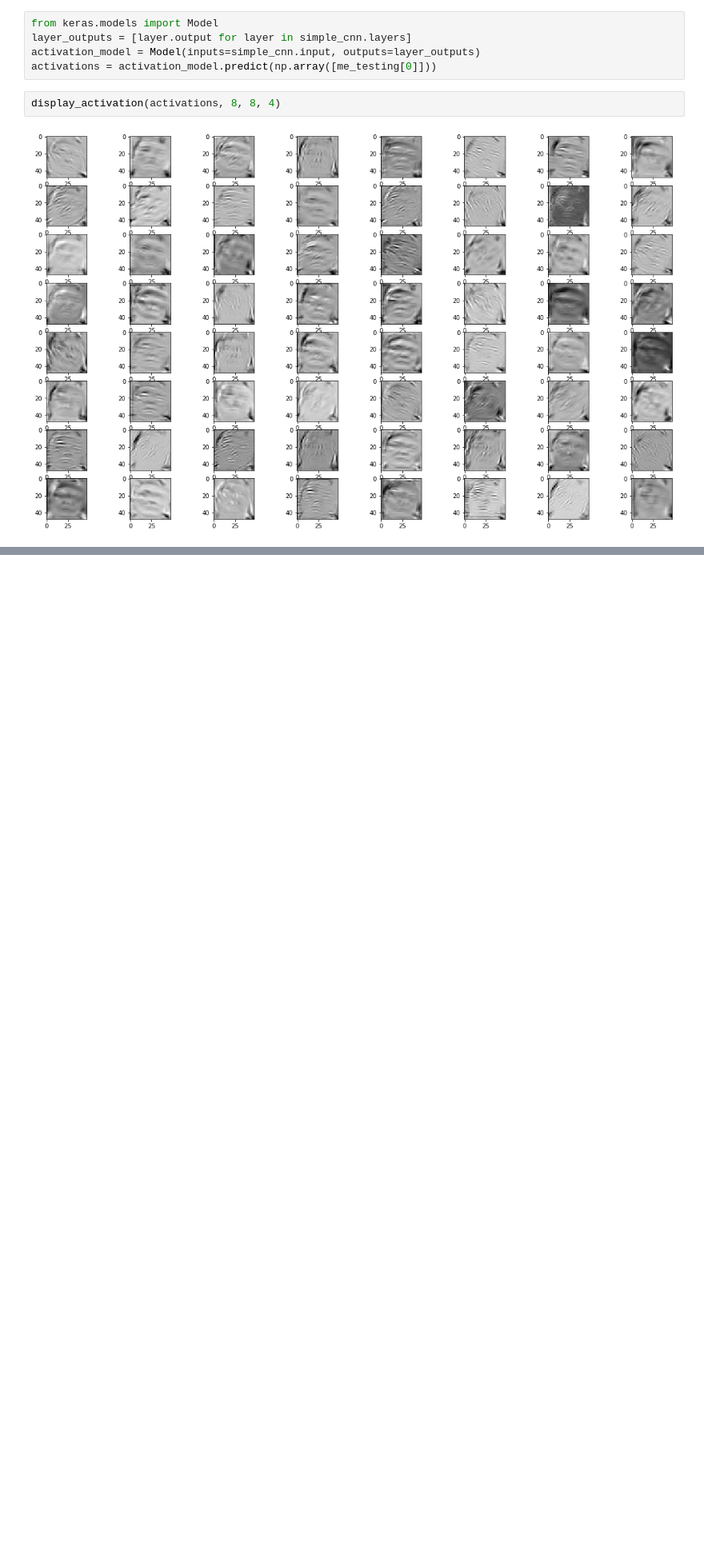
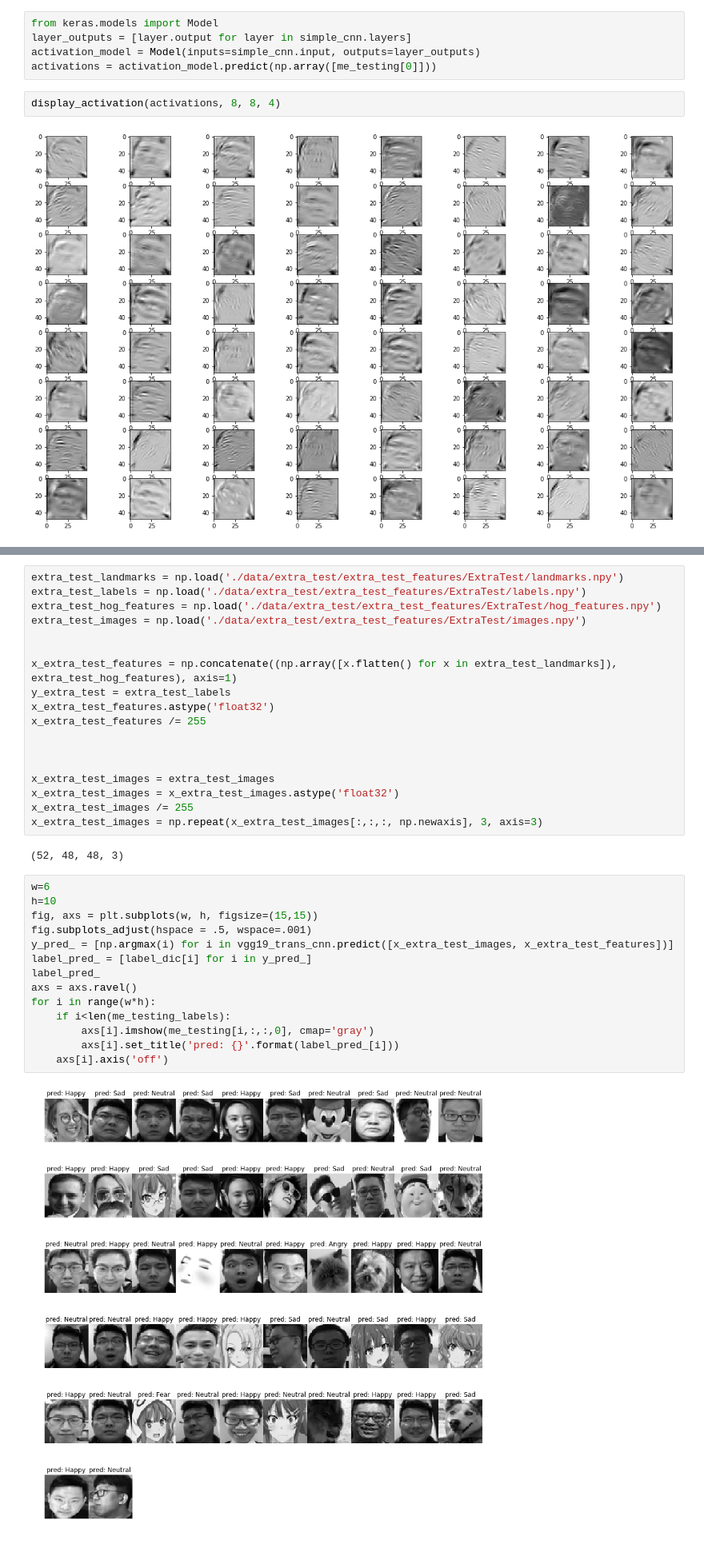
Before and after one commit to songzhm/machinelearningfinalproject, a Jupyter notebook: index.ipynb, the cells around one changed output, grey strips where cells are left out. Shown at 80% size. Cells and saved outputs as stored; diff of their text form; blank space fills up the shorter version.

```diff
--- a/index.ipynb
+++ b/index.ipynb
@@ -835,0 +869,36 @@ display_activation(activations, 8, 8, 4)
+# %%
+extra_test_landmarks = np.load('./data/extra_test/extra_test_features/ExtraTest/landmarks.npy')
+extra_test_labels = np.load('./data/extra_test/extra_test_features/ExtraTest/labels.npy')
+extra_test_hog_features = np.load('./data/extra_test/extra_test_features/ExtraTest/hog_features.npy')
+extra_test_images = np.load('./data/extra_test/extra_test_features/ExtraTest/images.npy')
+
+
+x_extra_test_features = np.concatenate((np.array([x.flatten() for x in extra_test_landmarks]), extra_test_hog_features), axis=1)
+y_extra_test = extra_test_labels
+x_extra_test_features.astype('float32')
+x_extra_test_features /= 255
+
+
+
+x_extra_test_images = extra_test_images
+x_extra_test_images = x_extra_test_images.astype('float32')
+x_extra_test_images /= 255
+x_extra_test_images = np.repeat(x_extra_test_images[:,:,:, np.newaxis], 3, axis=3)
+# %% [output]
+(52, 48, 48, 3)
+# %%
+w=6
+h=10
+fig, axs = plt.subplots(w, h, figsize=(15,15))
+fig.subplots_adjust(hspace = .5, wspace=.001)
+y_pred_ = [np.argmax(i) for i in vgg19_trans_cnn.predict([x_extra_test_images, x_extra_test_features])]
+label_pred_ = [label_dic[i] for i in y_pred_]
+label_pred_
+axs = axs.ravel()
+for i in range(w*h):
+    if i<len(me_testing_labels):
+        axs[i].imshow(me_testing[i,:,:,0], cmap='gray')
+        axs[i].set_title('pred: {}'.format(label_pred_[i]))
+    axs[i].axis('off')
+# %% [output]
+[figure, added]
```
Also changed, not shown: parts of 13 cells of this notebook, 7 other files.
